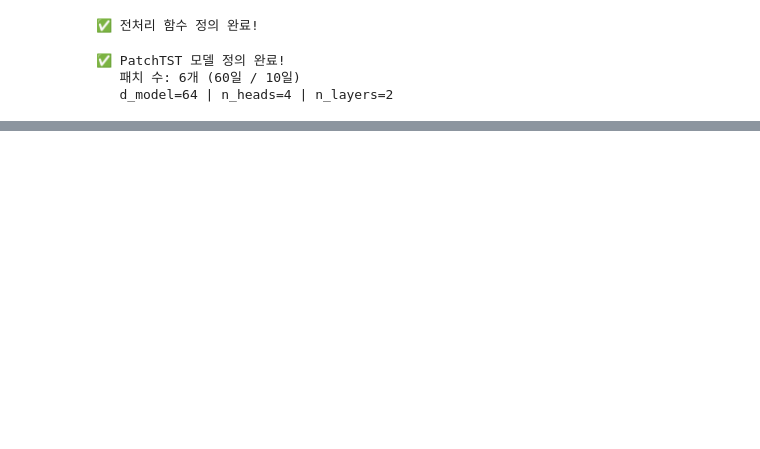
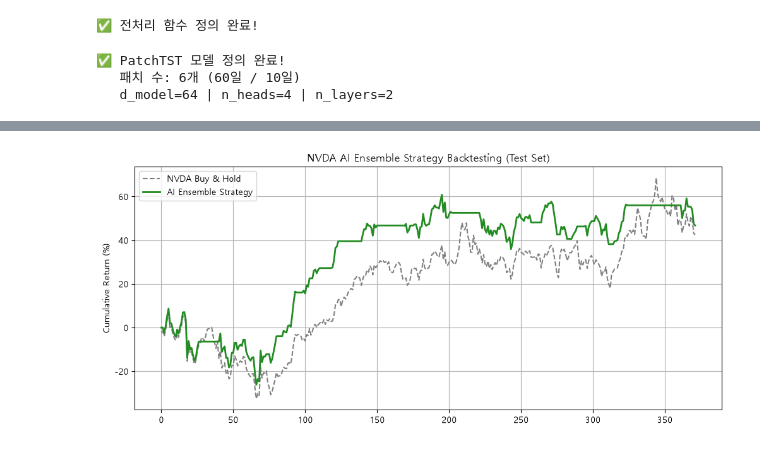
Before and after one commit to hongjinkong/stock-prediction-kr, a Jupyter notebook: US_final_predict.ipynb, the cells around one changed output, grey strips where cells are left out. Cells and saved outputs as stored; diff of their text form; code cells hidden in the pictures; blank space fills up the shorter version.

Commit message:
NVDA AI Ensemble Stock Prediction Model

```diff
--- a/US_final_predict.ipynb
+++ b/US_final_predict.ipynb
@@ -87,6 +87,7 @@ ERROR: No matching distribution found for FinanceDataReader
 # =====================================================================
 # ⚙️ Cell 3: 설정값 지정 (미장 전용)
 # =====================================================================
+import random
 import datetime
 import time
 import pickle
@@ -114,8 +115,15 @@ from ta.volume import OnBalanceVolumeIndicator
 
 device = torch.device('cuda' if torch.cuda.is_available() else 'cpu')
 
+SEED = 42
+random.seed(SEED)
+np.random.seed(SEED)
+torch.manual_seed(SEED)
+torch.cuda.manual_seed_all(SEED)
+torch.backends.cudnn.deterministic = True
+
 # 🎯 타겟 종목
-TICKER     = 'TSLA'
+TICKER     = 'NVDA'
 START_DATE = '2015-01-01'
 END_DATE   = datetime.datetime.today().strftime('%Y-%m-%d')
 
@@ -128,7 +136,7 @@ LSTM_UNITS = [64, 32]
 
 
 # ✅ threshold 후보 (탐색용)
-THRESHOLD_CANDIDATES = [0.002]
+THRESHOLD_CANDIDATES = [0.001, 0.002, 0.003, 0.005, 0.008, 0.01]
 
 # ✅ 가중치 초기값 (나중에 자동 최적화로 덮어씀)
 W_LSTM = 0.33
@@ -814,0 +767,82 @@ plt.show()
+# %%
+# =====================================================================
+# ⚖️ Cell 11 (4단계): 과적합 제로! 1:1:1 균등 결합 (Hard-Coded Soft Voting)
+# =====================================================================
+print('\n⚖️ 4단계: 과적합 방지를 위한 1:1:1 균등 결합 적용 중...')
+
+# 1. Validation 세트 예측 확률 추출
+lstm_model.eval()
+with torch.no_grad():
+    lstm_prob_val = lstm_model(torch.tensor(X_vl, dtype=torch.float32).to(device)).cpu().numpy().flatten()
+lgbm_prob_val = lgbm_model.predict_proba(X_vl_flat)[:, 1]
+rf_prob_val   = rf_model.predict_proba(X_vl_flat)[:, 1]
+
+# 2. Test 세트 예측 확률 추출
+with torch.no_grad():
+    lstm_prob_test = lstm_model(torch.tensor(X_te, dtype=torch.float32).to(device)).cpu().numpy().flatten()
+lgbm_prob_test = lgbm_model.predict_proba(X_te_flat)[:, 1]
+rf_prob_test   = rf_model.predict_proba(X_te_flat)[:, 1]
+
+# 3. 가중치 고정
+W_LSTM, W_LGBM, W_RF = 0.34, 0.33, 0.33
+print(f'✅ 최적 가중치 고정 완료! (정적 균등 결합)')
+print(f'   W_LSTM={W_LSTM:.2f} | W_LGBM={W_LGBM:.2f} | W_RF={W_RF:.2f}')
+
+val_ens = W_LSTM*lstm_prob_val + W_LGBM*lgbm_prob_val + W_RF*rf_prob_val
+val_auc = roc_auc_score(y_vl, val_ens)
+print(f'   Validation AUC: {val_auc:.4f}')
+
+# 4. 최종 Test 세트 결합 및 평가
+final_test_ens = W_LSTM*lstm_prob_test + W_LGBM*lgbm_prob_test + W_RF*rf_prob_test
+real_test_auc  = roc_auc_score(y_te, final_test_ens)
+
+print("\n" + "="*55)
+print(f"        🔥 [최종 검증] 실전 투입 시 예상 성능 🔥")
+print("="*55)
+print(f"   * 진짜 Test AUC : {real_test_auc:.4f}")
+print("="*55)
+
+# =====================================================================
+# 🚀 ⚙️ 백테스팅 매매 로직 (숏 금지 + 현금 관망 + 5일 홀딩)
+# =====================================================================
+import matplotlib.pyplot as plt
+test_returns = df_feat['Return'].iloc[-len(y_te):].values
+
+strategy_signals = []
+current_position = 0
+hold_counter = 0
+TARGET_THRESHOLD = BEST_THRESHOLD
+HOLDING_DAYS = 5
+
+for i in range(len(final_test_ens)):
+    prob = final_test_ens[i]
+    if current_position == 1:
+        hold_counter -= 1
+        if hold_counter == 0:
+            current_position = 0
+    if current_position == 0:
+        if prob > (0.5 + TARGET_THRESHOLD):
+            current_position = 1
+            hold_counter = HOLDING_DAYS
+        else:
+            current_position = 0
+    strategy_signals.append(current_position)
+
+strategy_signals = np.array(strategy_signals)
+shifted_signals = np.insert(strategy_signals[:-1], 0, 0)
+strategy_returns = shifted_signals * test_returns
+
+cum_market_returns   = np.cumprod(1 + test_returns) - 1
+cum_strategy_returns = np.cumprod(1 + strategy_returns) - 1
+
+line_color = 'forestgreen' if cum_strategy_returns[-1] > cum_market_returns[-1] else 'crimson'
+
+plt.figure(figsize=(12, 5))
+plt.plot(cum_market_returns * 100, label=f'{TICKER} Buy & Hold', color='gray', linestyle='--')
+plt.plot(cum_strategy_returns * 100, label='AI Ensemble Strategy', color=line_color, linewidth=2)
+plt.title(f'{TICKER} AI Ensemble Strategy Backtesting (Test Set)')
+plt.ylabel('Cumulative Return (%)')
+plt.legend()
+plt.grid(True)
+plt.show()
+# %% [output]
@@ -815,3 +859,4 @@ plt.show()
+[figure, added]
 # %%
 # =====================================================================
 # 🔮 Cell 12: 실전 예측 대시보드 (헤지펀드 실전 가이드 적용)
```
Also changed, not shown: parts of 10 cells of this notebook, 1 other file.
